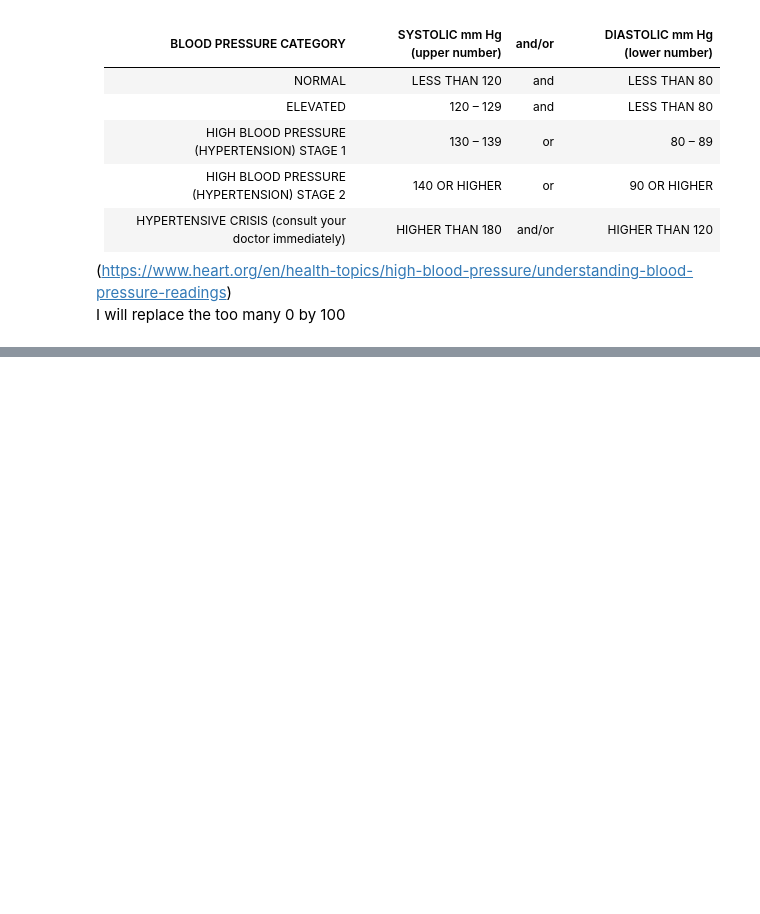
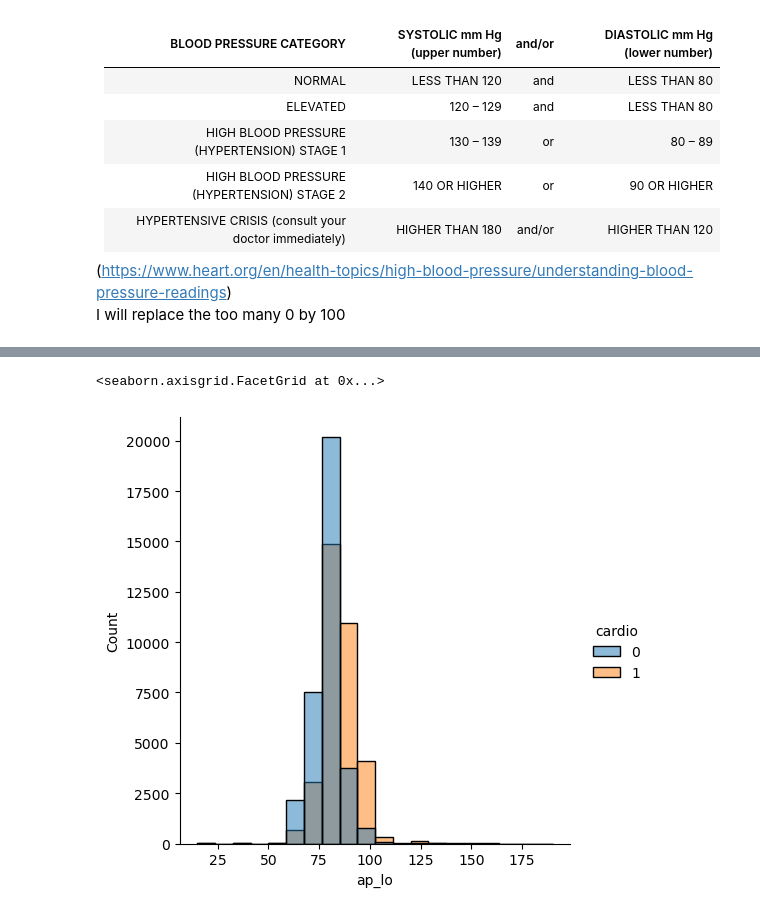
Before and after one commit to flylight-max/Cardio_disease_predict, a Jupyter notebook: EDA.ipynb, the cells around one changed output, grey strips where cells are left out. Saved outputs shown, nothing was run; the diff lists cells and outputs as text; code cells hidden in the pictures; blank space fills up the shorter version.

```diff
--- a/EDA.ipynb
+++ b/EDA.ipynb
@@ -572,0 +618,4 @@ I will replace the too many 0 by 100
+# %%
+above_1000 = health_data[health_data["ap_lo"] >= 1000]
+health_data.drop(above_1000.index, axis=0, inplace=True)
+print(health_data["ap_lo"].describe())
@@ -572,0 +632,3 @@ I will replace the too many 0 by 100
+# %%
+health_data["ap_lo"] = health_data["ap_lo"].apply(lambda x:x/10 if x >= 500 else x)
+print(health_data["ap_lo"].describe())
@@ -572,0 +684,4 @@ I will replace the too many 0 by 100
+# %%
+null_diast = health_data[health_data["ap_lo"] == 0]
+health_data.drop(null_diast.index, axis=0, inplace=True)
+print(health_data["ap_lo"].describe())
@@ -572,0 +702,4 @@ I will replace the too many 0 by 100
+# %%
+too_low_diast = health_data[(health_data["ap_lo"] >= 1)&(health_data["ap_lo"] <= 10)]
+health_data.drop(too_low_diast.index, axis=0, inplace=True)
+print(health_data["ap_lo"].describe())
@@ -572,0 +716,5 @@ I will replace the too many 0 by 100
+# %%
+sns.displot(x="ap_lo", data=health_data, hue="cardio", bins=20)
+# %% [output]
+<seaborn.axisgrid.FacetGrid at 0x...>
+[figure, added]
```
Also changed, not shown: parts of 32 cells of this notebook, 1 other file.
